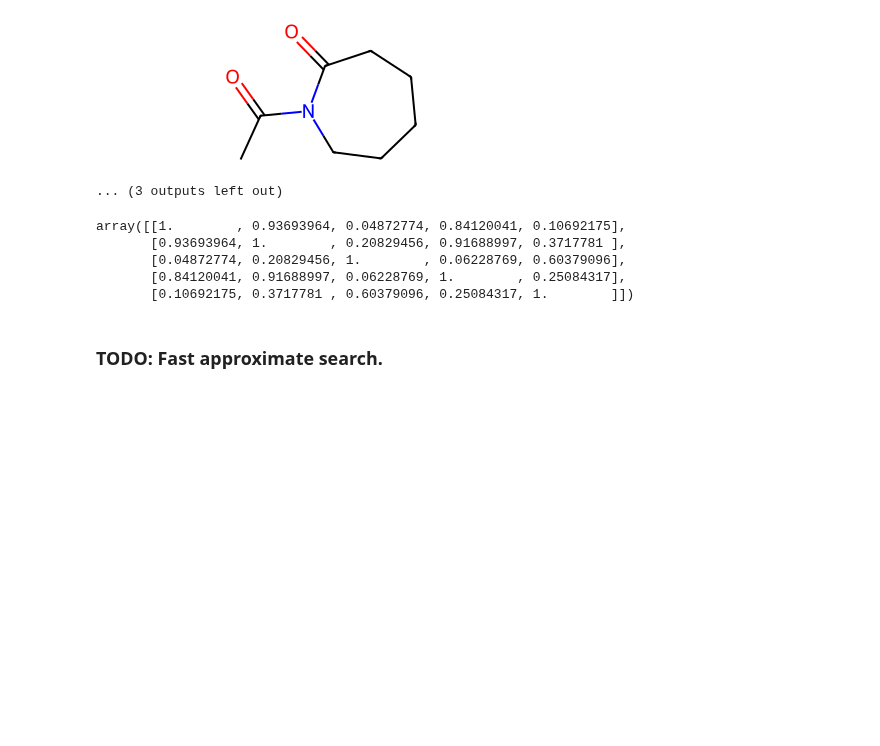
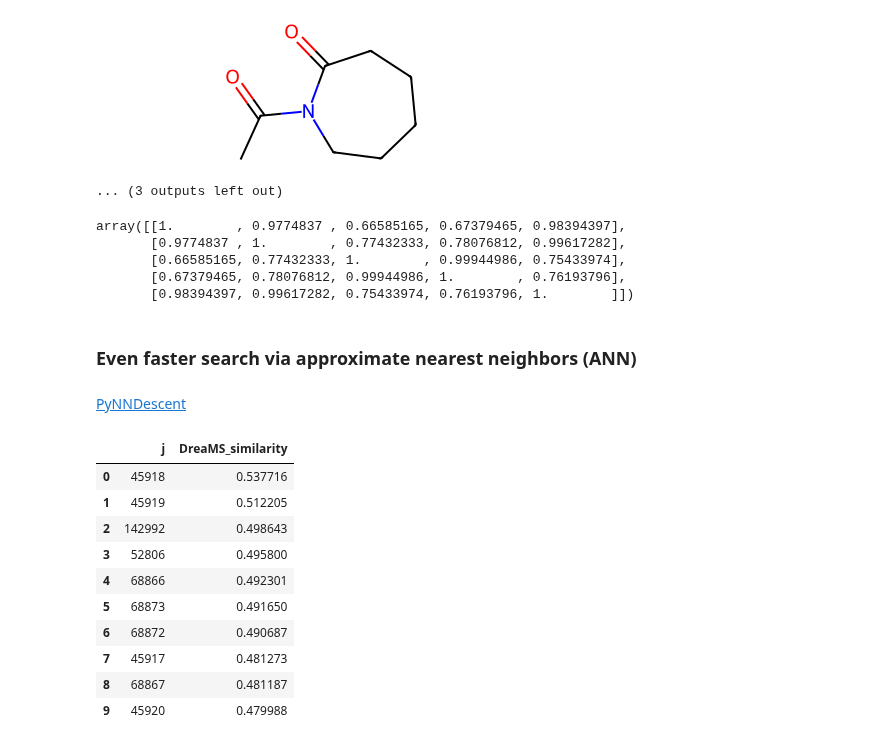
Before and after one commit to VergilVolk/dreams-chemaware, a Jupyter notebook: tutorials/library_matching.ipynb, the cells around one changed output. Drawn from its saved outputs; the diff is of its cells as text; code cells hidden in the pictures; blank space fills up the shorter version.

```diff
--- a/tutorials/library_matching.ipynb
+++ b/tutorials/library_matching.ipynb
@@ -108,6 +99,6 @@ df_top1[:20]
 # %%
-feature_i = df_top1['feature_id'].iloc[6]
-df_i = df[df['feature_id'] == feature_i]
+i = df_top1['i'].iloc[6]
+df_i = df[df['i'] == i]
 for _, row in df_i.iterrows():
     i, j = row['i'], row['j']
     print(f'Library ID: {row["library_ID"]} (top {row["topk"]} hit)')
@@ -143,8 +134,8 @@ Modified cosine similarity: 0.6460437573182453
 [figure]
 ... (3 outputs left out)
 # %%
-feature_i = 3
-df_i = df[df['feature_id'] == feature_i]
+i = 2
+df_i = df[df['i'] == i]
 for _, row in df_i.iterrows():
     i, j = row['i'], row['j']
     print(f'Library ID: {row["library_ID"]} (top {row["topk"]} hit)')
@@ -183,10 +174,34 @@ Modified cosine similarity: 0.006503985272453359
 cos_sim = PeakListModifiedCosine()
 cos_sim.compute_pairwise(specs=msdata_lib['spectrum'][df_i['library_j']], prec_mzs=msdata_lib['precursor_mz'][df_i['library_j']], avg=False)
 # %% [output]
-array([[1.        , 0.93693964, 0.04872774, 0.84120041, 0.10692175],
-       [0.93693964, 1.        , 0.20829456, 0.91688997, 0.3717781 ],
-       [0.04872774, 0.20829456, 1.        , 0.06228769, 0.60379096],
-       [0.84120041, 0.91688997, 0.06228769, 1.        , 0.25084317],
-       [0.10692175, 0.3717781 , 0.60379096, 0.25084317, 1.        ]])
+array([[1.        , 0.9774837 , 0.66585165, 0.67379465, 0.98394397],
+       [0.9774837 , 1.        , 0.77432333, 0.78076812, 0.99617282],
+       [0.66585165, 0.77432333, 1.        , 0.99944986, 0.75433974],
+       [0.67379465, 0.78076812, 0.99944986, 1.        , 0.76193796],
+       [0.98394397, 0.99617282, 0.75433974, 0.76193796, 1.        ]])
-# %% [markdown]
-### TODO: Fast approximate search.
+# %% [markdown]
+### Even faster search via approximate nearest neighbors (ANN)
+# %% [markdown]
+[PyNNDescent](https://pynndescent.readthedocs.io/en/latest/index.html)
+# %%
+import pynndescent
+index = pynndescent.NNDescent(embs_lib, metric='cosine', n_neighbors=50)
+# %%
+# Approximate nearest neighbors search
+neighbors = index.query(embs[[i]])
+pd.DataFrame({
+    'j': neighbors[0][0],
+    'DreaMS_similarity': 1 - neighbors[1][0]  # Convert distances to similarities
+})
+# %% [output]
+|  | j | DreaMS_similarity |
+| 0 | 45918 | 0.537716 |
+| 1 | 45919 | 0.512205 |
+| 2 | 142992 | 0.498643 |
+| 3 | 52806 | 0.495800 |
+| 4 | 68866 | 0.492301 |
+| 5 | 68873 | 0.491650 |
+| 6 | 68872 | 0.490687 |
+| 7 | 45917 | 0.481273 |
+| 8 | 68867 | 0.481187 |
+| 9 | 45920 | 0.479988 |
```
Also changed, not shown: parts of 6 cells of this notebook.
